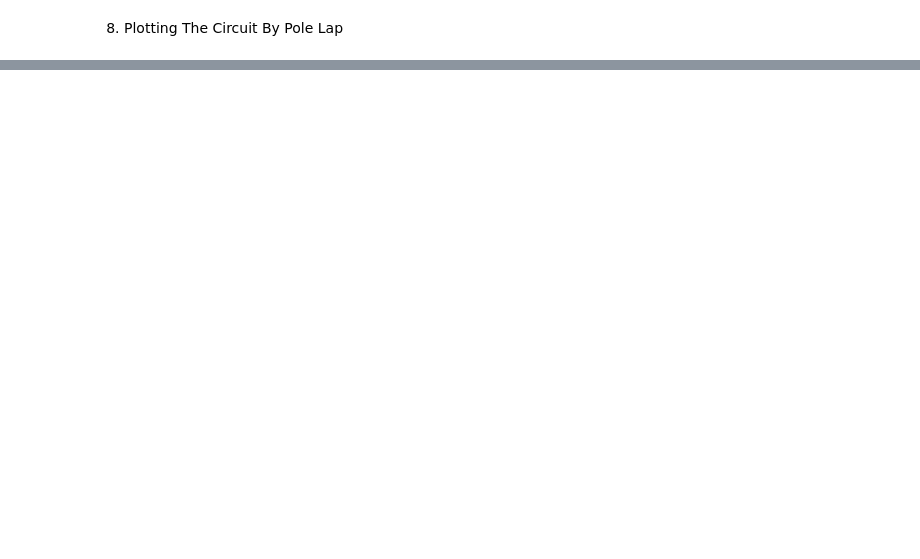
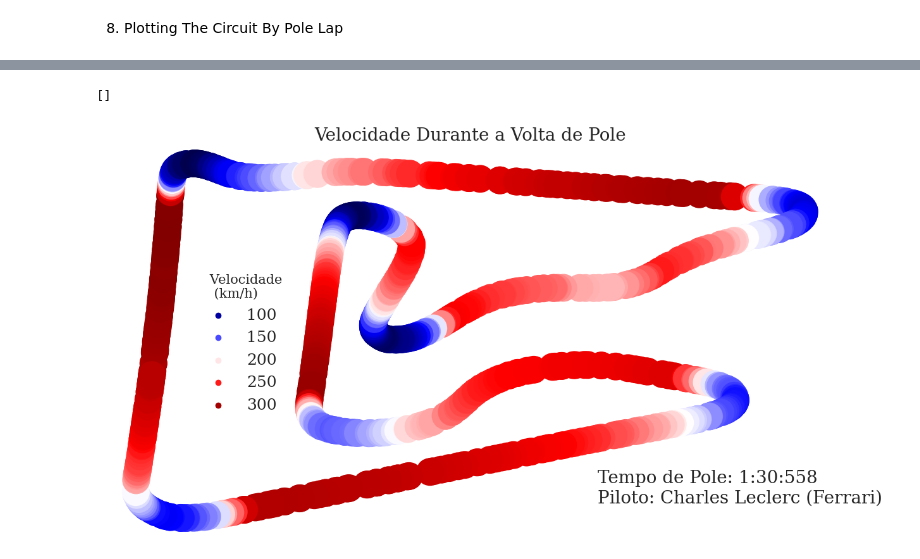
Before and after one commit to Henrique-Azank/Formula-1-Data-Analysis, a Jupyter notebook: DataAnalysis/Data_Analysis_1.ipynb, the cells around one changed output, grey strips where cells are left out. Drawn from its saved outputs; the diff is of its cells as text; code cells hidden in the pictures; blank space fills up the shorter version.

```diff
--- a/DataAnalysis/Data_Analysis_1.ipynb
+++ b/DataAnalysis/Data_Analysis_1.ipynb
@@ -156,12 +137,0 @@ sns.scatterplot(data = Dados_Plot, x = 'x', y = 'y', hue = 'Speed', s = 1000, li
-# %%
-import seaborn as sns
-sns.color_palette("rocket")
-
-Telemetria_Ver = team_fastest_lap['Red Bull Racing'].get_telemetry()
-x = np.array(Telemetria_Ver['X'].values)
-y = np.array(Telemetria_Ver['Y'].values)
-speed = Telemetria_Ver['Speed'].to_numpy().astype(int)
-
-Dados_Ver = pd.DataFrame(data={'x':x,'y':y,'Speed':speed})
-
-sns.scatterplot(data = Dados_Ver, x = 'x', y = 'y', hue = 'Speed', s = 1000, linewidth = 0, palette = 'YlOrBr_r')
@@ -185,0 +140,11 @@ Name: RelativeDistance, Length: 697, dtype: float64
+# %%
+def Speed_Data_Frame(Lap_W_Telemetry,Name):
+    x = np.array(Lap_W_Telemetry['X'].values)
+    y = np.array(Lap_W_Telemetry['Y'].values)
+    speed = Lap_W_Telemetry['Speed'].to_numpy().astype(int)
+    Rel_Dist = Lap_W_Telemetry['RelativeDistance'].to_numpy()
+
+    return pd.DataFrame(data={'x_' + Name :x,'y_' + Name :y,'Speed_' + Name :speed,'Dist':Rel_Dist}).set_index('Dist')
+# %%
+Telemetria_Ver = team_fastest_lap['Red Bull Racing'].get_telemetry().add_distance()
+Telemetria_Pole = fastest_lap.get_telemetry().add_distance()
@@ -185,0 +169,11 @@ Name: RelativeDistance, Length: 697, dtype: float64
+# %%
+# Building the Data Frames
+Dados_Pole = Speed_Data_Frame(Telemetria_Pole, "Pole")
+Dados_Ver = Speed_Data_Frame(Telemetria_Ver, "Ver")
+
+# Concatenating the DataFrames
+Dados_Juntos = pd.concat([Dados_Pole,Dados_Ver], axis = 1)
+
+# Interpolating the Data
+Dados_Juntos = Dados_Juntos.sort_index().interpolate().dropna()
+print(Dados_Juntos)
@@ -185,0 +219,11 @@ Name: RelativeDistance, Length: 697, dtype: float64
+# %%
+sns.scatterplot(data = Dados_Pole, x = 'x_Pole', y = 'y_Pole', hue = 'Speed_Pole', s = 1000, linewidth = 0, palette='seismic')
+plt.axis('off')
+plt.legend(loc = (.12,.3), prop = {'size':18, 'family': 'serif'}, title = '   Velocidade\n    (km/h)', frameon = False,
+title_fontproperties={'family': 'serif', 'size' : 15})
+plt.title('Velocidade Durante a Volta de Pole', fontdict={'size': 20, 'family': 'serif'})
+plt.text(5000,-3000,'Tempo de Pole: 1:30:558 \nPiloto: Charles Leclerc (Ferrari)', fontdict={'size':20, 'family': 'serif'})
+plt.plot()
+# %% [output]
+[]
+[figure, added]
```
Also changed, not shown: parts of 10 cells of this notebook.
